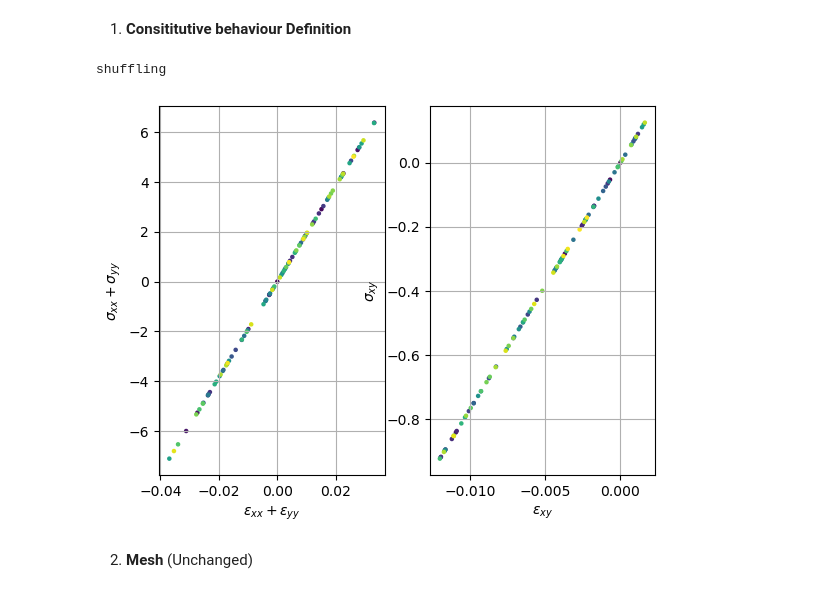
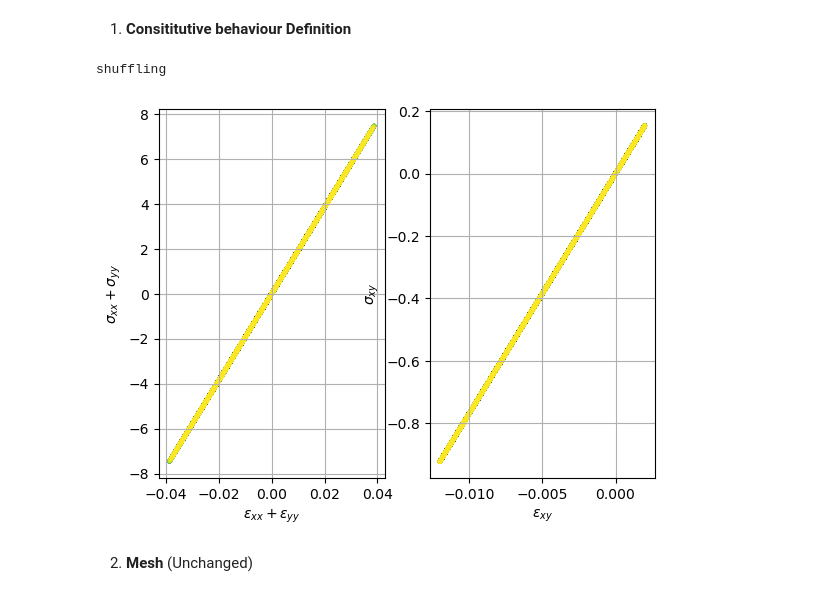
Before and after one commit to felipefr/ddfenics, a Jupyter notebook: tutorial/linear/main_bar_dd.ipynb, the cells around one changed output. Cells and saved outputs as stored; diff of their text form; code cells hidden in the pictures.

```diff
--- a/tutorial/linear/main_bar_dd.ipynb
+++ b/tutorial/linear/main_bar_dd.ipynb
@@ -17,34 +17,34 @@ Pass --enable-32bits-pci-domain to configure to support such devices
 # %%
 # fetricks is a set of utilitary functions to facilitate our lives
 from fetricks.mechanics.elasticity_conversions import youngPoisson2lame
 from ddfenics.dd.ddmaterial import DDMaterial
 
 database_file = 'database_generated.txt'
 
-Nd = 100 # number of points
+Nd = 100000 # number of points
 noise = 0.0
 eps_range = np.array([[-0.03,0.03], [-0.009, 0.009], [-0.012, 0.002]]).T
 E = 100.0
 nu = 0.3
 
 lamb, mu = youngPoisson2lame(nu, E)
 Cmat = np.array( [[lamb + 2*mu, lamb, 0], [lamb, lamb + 2*mu, 0], [0, 0, 2*mu]] )
 
 np.random.seed(1)
 DD = np.zeros((Nd,2,3))
 
 for i in range(Nd):
     DD[i,0,:] = eps_range[0,:] + np.random.rand(3)*(eps_range[1,:] - eps_range[0,:])
     DD[i,1,:] = Cmat@DD[i,0,:] + noise*np.random.randn(3)
 
 np.savetxt(database_file, DD.reshape((-1,6)), header = '1.0 \n%d 2 3 3'%Nd, comments = '', fmt='%.8e', )
 
 ddmat = DDMaterial(database_file)  # replaces sigma_law = lambda u : ...
 
 ddmat.plotDB()
 # %% [output]
 shuffling
-[figure, old version]
+[figure, new version]
 # %% [markdown]
 2) **Mesh** (Unchanged)
 # %%
```
Also changed, not shown: parts of 7 cells of this notebook, 11 other files.
